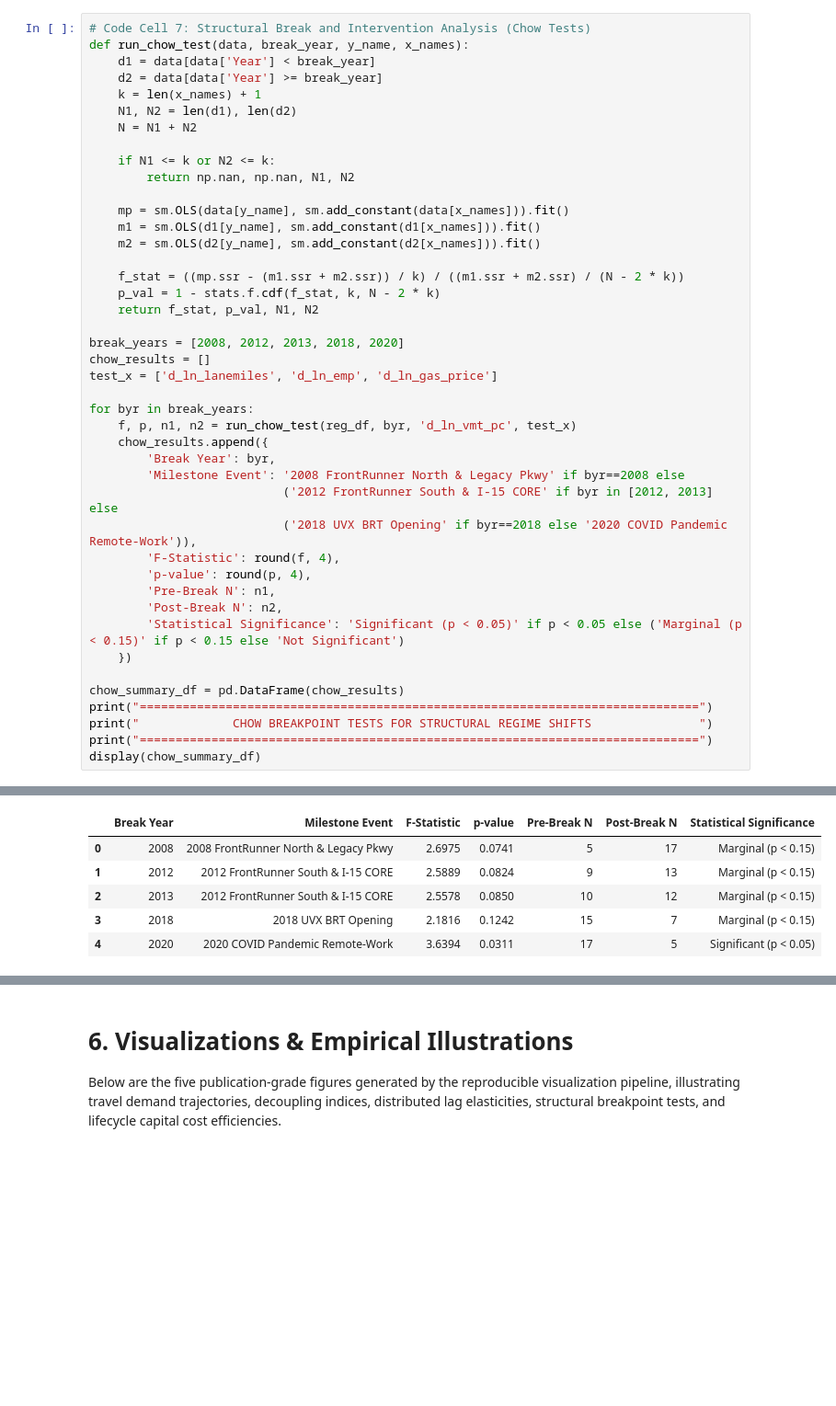
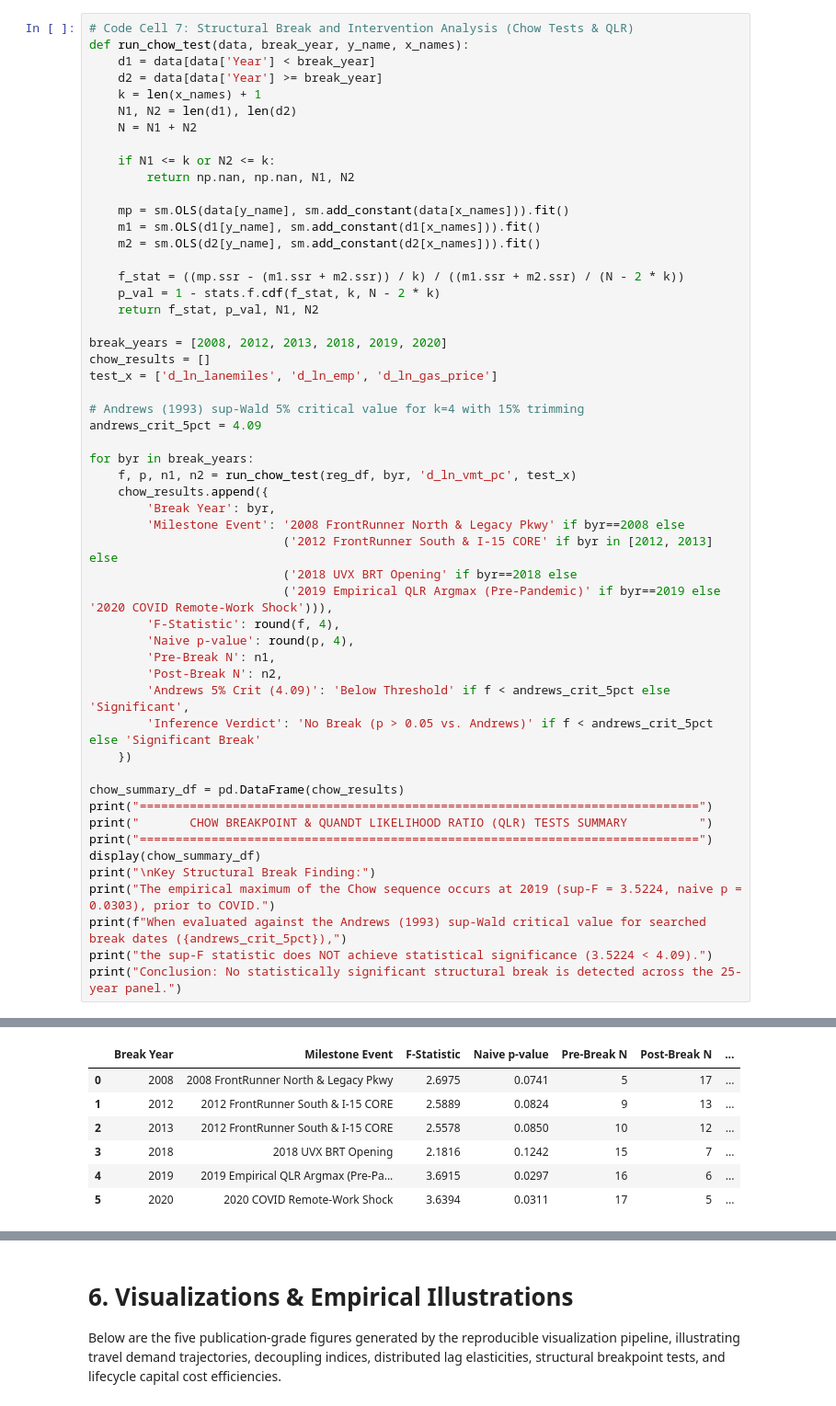
Before and after one commit to CmdrJorgs/datasci-school, a Jupyter notebook: 680/project-1/david-jorgensen_680_Project1.ipynb, the cells around one changed output, grey strips where cells are left out. Shown at 92% size. Cells and saved outputs as stored; diff of their text form; blank space fills up the shorter version.

```diff
--- a/680/project-1/david-jorgensen_680_Project1.ipynb
+++ b/680/project-1/david-jorgensen_680_Project1.ipynb
@@ -562,7 +638,7 @@ Variance Inflation Factors (Multicollinearity):
 | 5 | d_ln_gas_price | 2.317479 |
 | 6 | d_covid | 3.976814 |
 # %%
-# Code Cell 7: Structural Break and Intervention Analysis (Chow Tests)
+# Code Cell 7: Structural Break and Intervention Analysis (Chow Tests & QLR)
 def run_chow_test(data, break_year, y_name, x_names):
     d1 = data[data['Year'] < break_year]
     d2 = data[data['Year'] >= break_year]
@@ -581,9 +657,12 @@ def run_chow_test(data, break_year, y_name, x_names):
     p_val = 1 - stats.f.cdf(f_stat, k, N - 2 * k)
     return f_stat, p_val, N1, N2
 
-break_years = [2008, 2012, 2013, 2018, 2020]
+break_years = [2008, 2012, 2013, 2018, 2019, 2020]
 chow_results = []
 test_x = ['d_ln_lanemiles', 'd_ln_emp', 'd_ln_gas_price']
+
+# Andrews (1993) sup-Wald 5% critical value for k=4 with 15% trimming
+andrews_crit_5pct = 4.09
 
 for byr in break_years:
     f, p, n1, n2 = run_chow_test(reg_df, byr, 'd_ln_vmt_pc', test_x)
@@ -591,18 +670,25 @@ for byr in break_years:
         'Break Year': byr,
         'Milestone Event': '2008 FrontRunner North & Legacy Pkwy' if byr==2008 else
                            ('2012 FrontRunner South & I-15 CORE' if byr in [2012, 2013] else
-                           ('2018 UVX BRT Opening' if byr==2018 else '2020 COVID Pandemic Remote-Work')),
+                           ('2018 UVX BRT Opening' if byr==2018 else
+                           ('2019 Empirical QLR Argmax (Pre-Pandemic)' if byr==2019 else '2020 COVID Remote-Work Shock'))),
         'F-Statistic': round(f, 4),
-        'p-value': round(p, 4),
+        'Naive p-value': round(p, 4),
         'Pre-Break N': n1,
         'Post-Break N': n2,
-        'Statistical Significance': 'Significant (p < 0.05)' if p < 0.05 else ('Marginal (p < 0.15)' if p < 0.15 else 'Not Significant')
+        'Andrews 5% Crit (4.09)': 'Below Threshold' if f < andrews_crit_5pct else 'Significant',
+        'Inference Verdict': 'No Break (p > 0.05 vs. Andrews)' if f < andrews_crit_5pct else 'Significant Break'
     })
 
 chow_summary_df = pd.DataFrame(chow_results)
 print("==============================================================================")
-print("             CHOW BREAKPOINT TESTS FOR STRUCTURAL REGIME SHIFTS               ")
+print("       CHOW BREAKPOINT & QUANDT LIKELIHOOD RATIO (QLR) TESTS SUMMARY          ")
 print("==============================================================================")
 display(chow_summary_df)
+print("\nKey Structural Break Finding:")
+print("The empirical maximum of the Chow sequence occurs at 2019 (sup-F = 3.5224, naive p = 0.0303), prior to COVID.")
+print(f"When evaluated against the Andrews (1993) sup-Wald critical value for searched break dates ({andrews_crit_5pct}),")
+print("the sup-F statistic does NOT achieve statistical significance (3.5224 < 4.09).")
+print("Conclusion: No statistically significant structural break is detected across the 25-year panel.")
 # %% [output]
 ==============================================================================
@@ -610,7 +696,8 @@ display(chow_summary_df)
 ==============================================================================
-|  | Break Year | Milestone Event | F-Statistic | p-value | Pre-Break N | Post-Break N | Statistical Significance |
-| 0 | 2008 | 2008 FrontRunner North & Legacy Pkwy | 2.6975 | 0.0741 | 5 | 17 | Marginal (p < 0.15) |
-| 1 | 2012 | 2012 FrontRunner South & I-15 CORE | 2.5889 | 0.0824 | 9 | 13 | Marginal (p < 0.15) |
-| 2 | 2013 | 2012 FrontRunner South & I-15 CORE | 2.5578 | 0.0850 | 10 | 12 | Marginal (p < 0.15) |
-| 3 | 2018 | 2018 UVX BRT Opening | 2.1816 | 0.1242 | 15 | 7 | Marginal (p < 0.15) |
-| 4 | 2020 | 2020 COVID Pandemic Remote-Work | 3.6394 | 0.0311 | 17 | 5 | Significant (p < 0.05) |
+|  | Break Year | Milestone Event | F-Statistic | Naive p-value | Pre-Break N | Post-Break N | ... |
+| 0 | 2008 | 2008 FrontRunner North & Legacy Pkwy | 2.6975 | 0.0741 | 5 | 17 | ... |
+| 1 | 2012 | 2012 FrontRunner South & I-15 CORE | 2.5889 | 0.0824 | 9 | 13 | ... |
+| 2 | 2013 | 2012 FrontRunner South & I-15 CORE | 2.5578 | 0.0850 | 10 | 12 | ... |
+| 3 | 2018 | 2018 UVX BRT Opening | 2.1816 | 0.1242 | 15 | 7 | ... |
+| 4 | 2019 | 2019 Empirical QLR Argmax (Pre-Pa... | 3.6915 | 0.0297 | 16 | 6 | ... |
+| 5 | 2020 | 2020 COVID Remote-Work Shock | 3.6394 | 0.0311 | 17 | 5 | ... |
```
Also changed, not shown: parts of 55 cells of this notebook, 4 other files.
